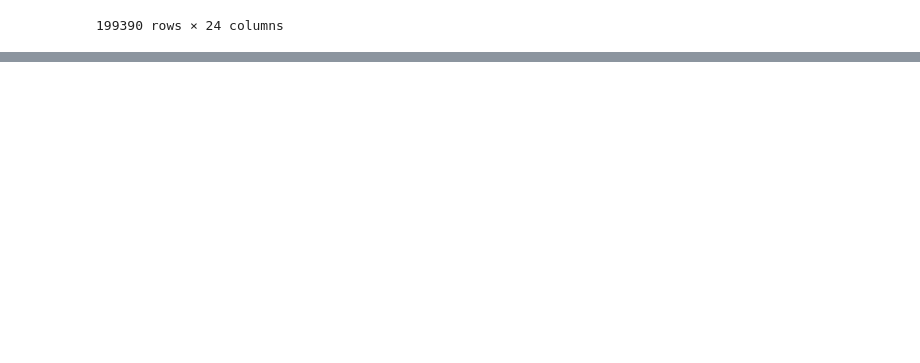
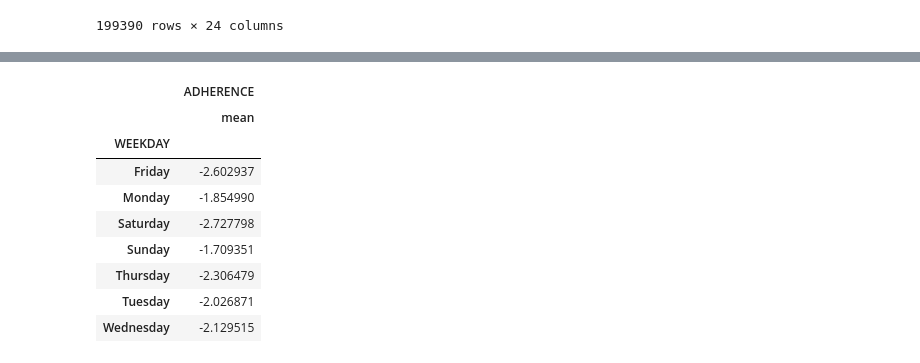
Before and after one commit to NSS-Data-Analytics-Cohort-7/wego-python-bit-my_finger, a Jupyter notebook: notebook/wego-project.ipynb, the cells around one changed output, grey strips where cells are left out. Drawn from its saved outputs; the diff is of its cells as text; code cells hidden in the pictures; blank space fills up the shorter version.

```diff
--- a/notebook/wego-project.ipynb
+++ b/notebook/wego-project.ipynb
@@ -537,0 +544,14 @@ plt.show()
+# %%
+avg_adh_day = hw_clean.groupby(['WEEKDAY']).agg({'ADHERENCE':['mean']})
+avg_adh_day
+# %% [output]
+|  | ADHERENCE |
+|  | mean |
+| WEEKDAY |  |
+| Friday | -2.602937 |
+| Monday | -1.854990 |
+| Saturday | -2.727798 |
+| Sunday | -1.709351 |
+| Thursday | -2.306479 |
+| Tuesday | -2.026871 |
+| Wednesday | -2.129515 |
```
Also changed, not shown: parts of 20 cells of this notebook.
